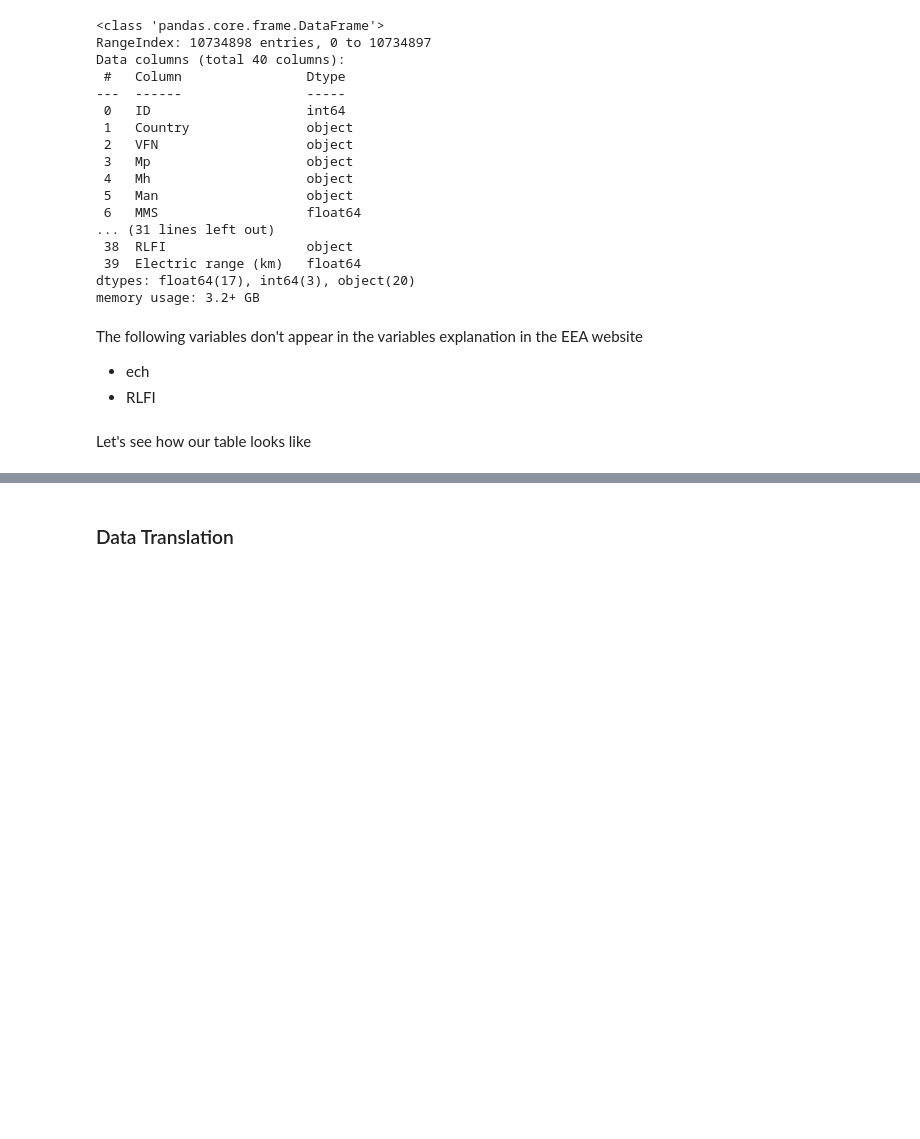
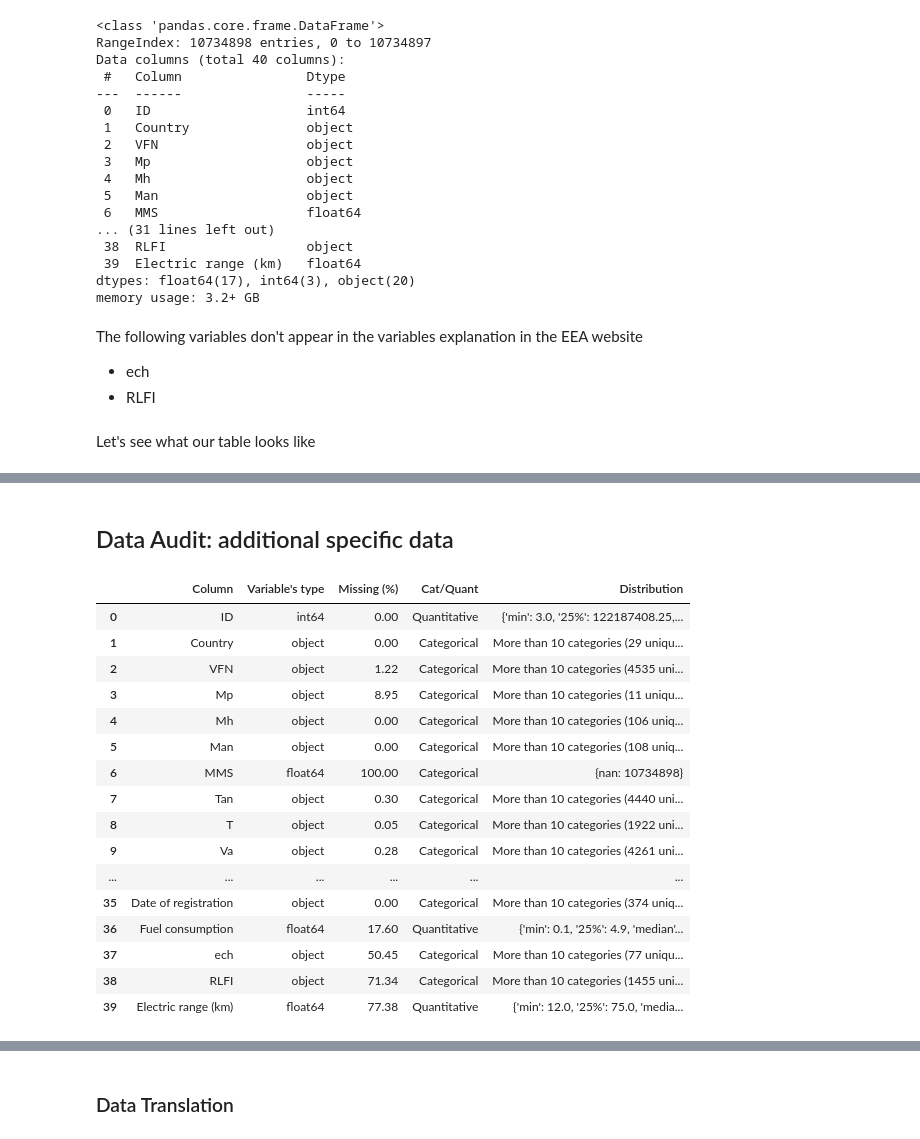
Before and after one commit to Tavocado-S/CO2_Prediction, a Jupyter notebook: notebooks/Exploration_EEA2023.ipynb, the cells around one changed output, grey strips where cells are left out. Drawn from its saved outputs; the diff is of its cells as text; code cells hidden in the pictures; blank space fills up the shorter version.

```diff
--- a/notebooks/Exploration_EEA2023.ipynb
+++ b/notebooks/Exploration_EEA2023.ipynb
@@ -127,7 +156,7 @@ The following variables don't appear in the variables explanation in the EEA web
 - ech
 - RLFI
 # %% [markdown]
-Let's see how our table looks like
+Let's see what our table looks like
 # %%
 #extended version of the code
 pd.set_option('display.max_columns', None)
@@ -150,3 +179,68 @@ df_a.tail()
 | 10734895 | 124068628 | ES | IP-050054-KNA-1 | KIA | KIA | KIA CORPORATION | NaN | E5*2007/46*1078*07 | JA | F5PB1 | M55DZ1 | ... |
 | 10734896 | 124068629 | ES | IP-0104-JT1-1 | SUBARU-SUZUKI-TOYOTA | TOYOTA | TOYOTA MOTOR EUROPE NV SA | NaN | E6*2007/46*0289*06 | XA5(EU,M) | AXAL52(N) | AXAL52L-ANXMBW(1G) | ... |
 | 10734897 | 124068630 | ES | IP-MQB27ZZ_A1_1005-VSS-1 | VOLKSWAGEN | SEAT | SEAT SA | NaN | E9*2007/46*3134*39 | KJ | BDSGD | FM5SFM5DF0104BI1A1AAEA8D | ... |
+# %% [markdown]
+## Data Audit: additional specific data
+# %%
+#create list:
+audit = []
+
+for col in df_a.columns:
+    dtype = df_a[col].dtype
+    missing_pct = df_a[col].isnull().mean() * 100
+    nunique = df_a[col].nunique(dropna=True)
+
+    if dtype == 'object' or (nunique < 10):
+        var_type = 'Categorical'
+        # List all categories if less than 10 unique values
+        if nunique <= 10:
+            distribution = df_a[col].value_counts(dropna=False).to_dict()
+        else:
+            distribution = f"More than 10 categories ({nunique} unique values)"
+    else:
+        var_type = 'Quantitative'
+        description = df_a[col].describe()
+        distribution = {
+            "min": round(description['min'], 2),
+            "25%": round(description['25%'], 2),
+            "median": round(description['50%'], 2),
+            "75%": round(description['75%'], 2),
+            "max": round(description['max'], 2),
+            "mean": round(description['mean'], 2),
+            "std": round(description['std'], 2)}
+
+    audit.append({
+        "Column": col,
+        "Variable's type": str(dtype),
+        "Missing (%)": round(missing_pct, 2),
+        "Cat/Quant": var_type,
+        "Distribution": distribution})
+
+# Dataframe
+audit_df = pd.DataFrame(audit)
+
+# display
+pd.set_option('display.max_rows', None)
+pd.set_option('display.max_columns', None)
+pd.set_option('display.max_colwidth', None)
+pd.set_option('display.expand_frame_repr', False)
+
+audit_df
+# %% [output]
+|  | Column | Variable's type | Missing (%) | Cat/Quant | Distribution |
+| 0 | ID | int64 | 0.00 | Quantitative | {'min': 3.0, '25%': 122187408.25,... |
+| 1 | Country | object | 0.00 | Categorical | More than 10 categories (29 uniqu... |
+| 2 | VFN | object | 1.22 | Categorical | More than 10 categories (4535 uni... |
+| 3 | Mp | object | 8.95 | Categorical | More than 10 categories (11 uniqu... |
+| 4 | Mh | object | 0.00 | Categorical | More than 10 categories (106 uniq... |
+| 5 | Man | object | 0.00 | Categorical | More than 10 categories (108 uniq... |
+| 6 | MMS | float64 | 100.00 | Categorical | {nan: 10734898} |
+| 7 | Tan | object | 0.30 | Categorical | More than 10 categories (4440 uni... |
+| 8 | T | object | 0.05 | Categorical | More than 10 categories (1922 uni... |
+| 9 | Va | object | 0.28 | Categorical | More than 10 categories (4261 uni... |
+| ... | ... | ... | ... | ... | ... |
+| 35 | Date of registration | object | 0.00 | Categorical | More than 10 categories (374 uniq... |
+| 36 | Fuel consumption | float64 | 17.60 | Quantitative | {'min': 0.1, '25%': 4.9, 'median'... |
+| 37 | ech | object | 50.45 | Categorical | More than 10 categories (77 uniqu... |
+| 38 | RLFI | object | 71.34 | Categorical | More than 10 categories (1455 uni... |
+| 39 | Electric range (km) | float64 | 77.38 | Quantitative | {'min': 12.0, '25%': 75.0, 'media... |
```
Also changed, not shown: parts of 12 cells of this notebook, 1 other file.
